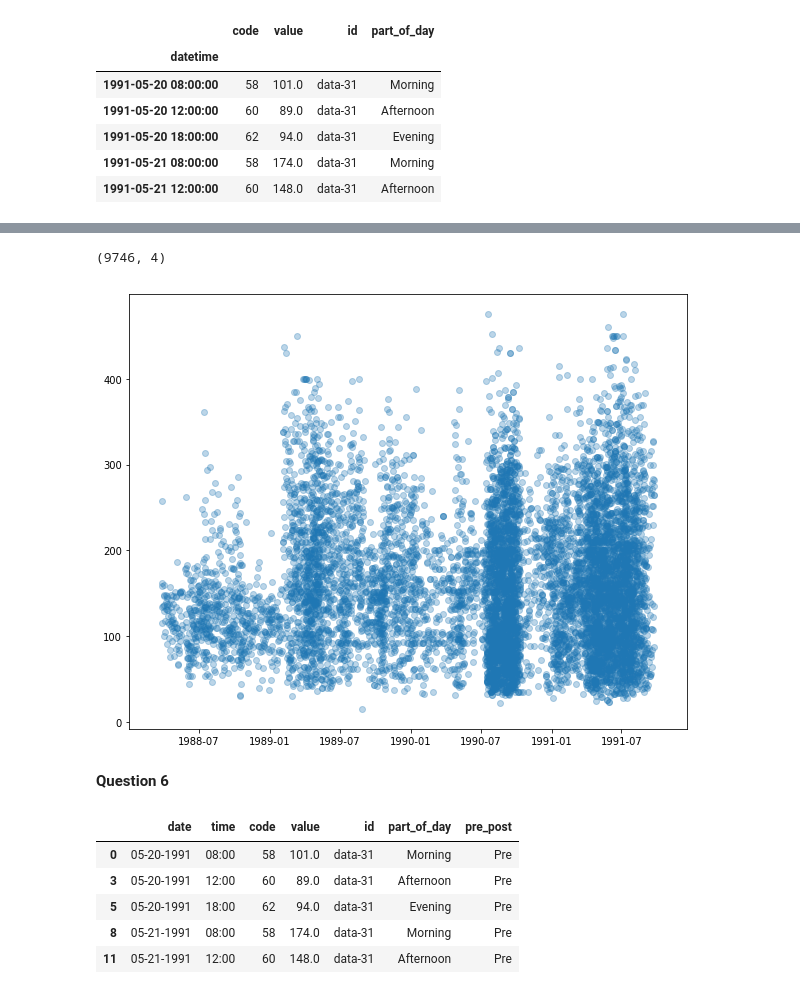
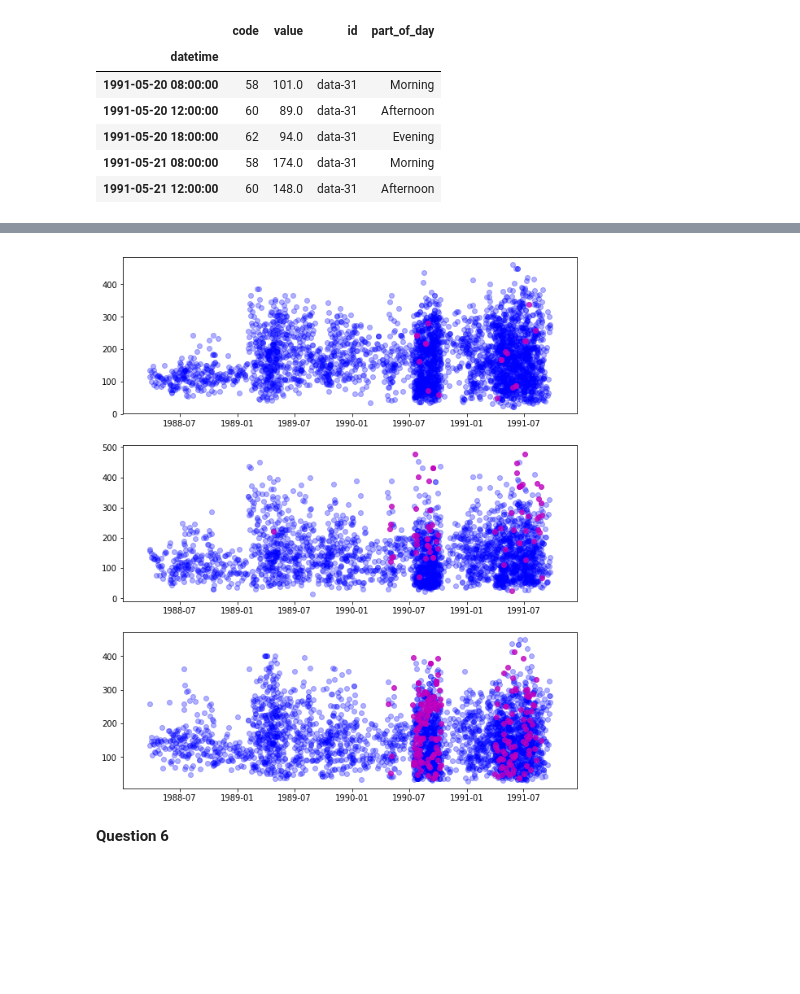
Before and after one commit to piperwilliams/BIOS6640, a Jupyter notebook: PythonProject/Code/BIOS 6640-Python Project.ipynb, the cells around one changed output, grey strips where cells are left out. Drawn from its saved outputs; the diff is of its cells as text; code cells hidden in the pictures; blank space fills up the shorter version.

```diff
--- a/PythonProject/Code/BIOS 6640-Python Project.ipynb
+++ b/PythonProject/Code/BIOS 6640-Python Project.ipynb
@@ -310,13 +300,32 @@ plt.show() # remember, 3 outlier points are the ones found in question 2, see be
-# %%
-df_5 = df_5.loc['1950-01-01 00:00:00':'2010-01-01 00:00:00']
-df_5.shape # deleted 3 outliers with incorrect times recorded
-# %% [output]
-(9746, 4)
-# %%
-# plot scatterplot of glucose measurement values over time
-plt.figure(figsize=(10,8))
-plt.scatter(df_5.index, df_5.loc[:,'value'], alpha = 0.3)
-plt.show()
-# %% [output]
-[figure, removed]
+# %%
+# create pre-post variable
+df_5['pre_post'] = ['Pre' if x == '58' or x == '60' or x == '62' else 'Post' for x in df_5['code']]
+# %%
+# create data subsets for pre and post-breakfast, lunch, & dinner
+df_5_b = df_5.loc[df_5['code'].isin(['58', '59'])]
+df_5_b_pre = df_5_b.loc[df_5_b['pre_post'].isin(['Pre'])]
+df_5_b_post = df_5_b.loc[df_5_b['pre_post'].isin(['Post'])]
+
+df_5_l = df_5.loc[df_5['code'].isin(['60', '61'])]
+df_5_l_pre = df_5_l.loc[df_5_l['pre_post'].isin(['Pre'])]
+df_5_l_post = df_5_l.loc[df_5_l['pre_post'].isin(['Post'])]
+
+df_5_d = df_5.loc[df_5['code'].isin(['62', '63'])]
+df_5_d_pre = df_5_d.loc[df_5_d['pre_post'].isin(['Pre'])]
+df_5_d_post = df_5_d.loc[df_5_d['pre_post'].isin(['Post'])]
+# %%
+# plot scatterplot of glucose measurement values over time
+fig, (ax1, ax2, ax3) = plt.subplots(3, 1, figsize = (10,12))
+ax1.scatter(df_5_b_pre.index, df_5_b_pre.loc[:,'value'], color='b', alpha = 0.3)
+ax1.scatter(df_5_b_post.index, df_5_b_post.loc[:,'value'], color='m', alpha = 0.8)
+
+ax2.scatter(df_5_l_pre.index, df_5_l_pre.loc[:,'value'], color='b', alpha = 0.3)
+ax2.scatter(df_5_l_post.index, df_5_l_post.loc[:,'value'], color='m', alpha = 0.8)
+
+ax3.scatter(df_5_d_pre.index, df_5_d_pre.loc[:,'value'], color='b', alpha = 0.3)
+ax3.scatter(df_5_d_post.index, df_5_d_post.loc[:,'value'], color='m', alpha = 0.8)
+
+plt.show()
+# %% [output]
+[figure, added]
 # %%
@@ -324,14 +333,2 @@ plt.show()
 # %% [markdown]
 **Question 6**
-# %%
-criteria = data_final.loc[data_final['code'].isin(['58','59','60','61','62','63'])].index
-df_6 = data_final.loc[criteria, :]
-df_6['pre_post'] = ['Pre' if x == '58' or x == '60' or x == '62' else 'Post' for x in df_6['code']]
-df_6.head()
-# %% [output]
-|  | date | time | code | value | id | part_of_day | pre_post |
-| 0 | 05-20-1991 | 08:00 | 58 | 101.0 | data-31 | Morning | Pre |
-| 3 | 05-20-1991 | 12:00 | 60 | 89.0 | data-31 | Afternoon | Pre |
-| 5 | 05-20-1991 | 18:00 | 62 | 94.0 | data-31 | Evening | Pre |
-| 8 | 05-21-1991 | 08:00 | 58 | 174.0 | data-31 | Morning | Pre |
-| 11 | 05-21-1991 | 12:00 | 60 | 148.0 | data-31 | Afternoon | Pre |
```
Also changed, not shown: parts of 14 cells of this notebook.
